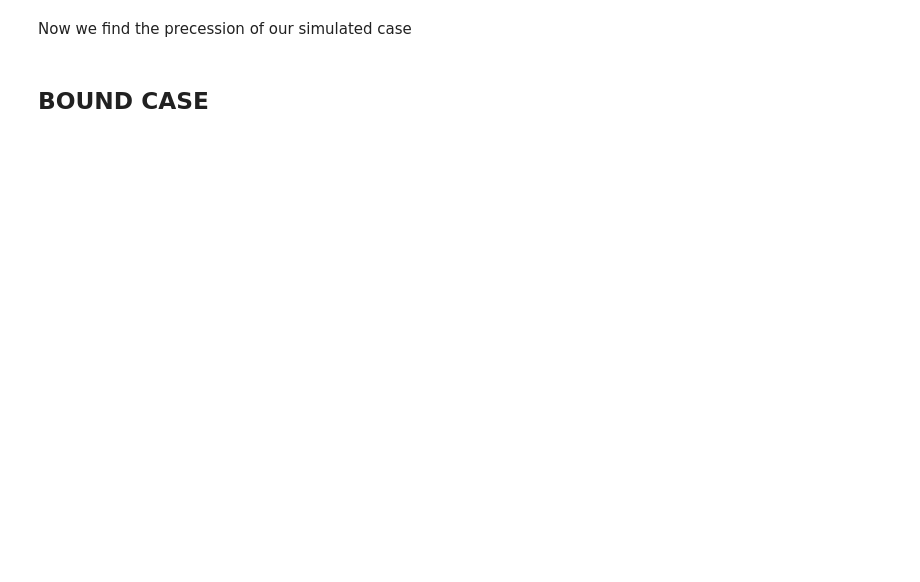
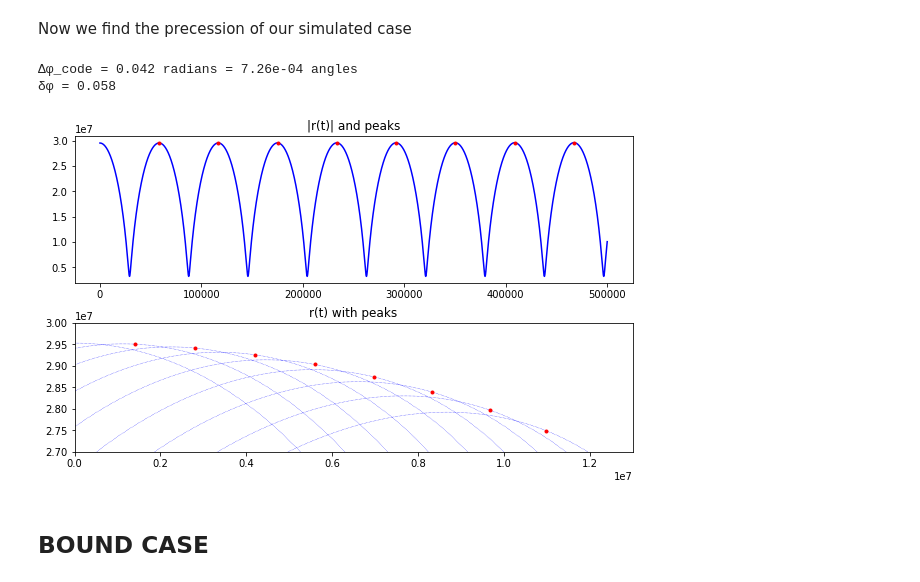
Before and after one commit to carlivas/Binary-Black-Hole-Orbitals, a Jupyter notebook: 03 EINSTEIN INFELD HOFMANN/(T) TWO BODY CASES.ipynb, the cells around one changed output. Drawn from its saved outputs; the diff is of its cells as text; code cells hidden in the pictures; blank space fills up the shorter version.

```diff
--- a/03 EINSTEIN INFELD HOFMANN/(T) TWO BODY CASES.ipynb
+++ b/03 EINSTEIN INFELD HOFMANN/(T) TWO BODY CASES.ipynb
@@ -37,7 +39,7 @@ EIH α check $\ \downarrow$
 for i in αs:
     pos1, pos2, pos_CM, parameters = run_model(s, t_max = 2027500*R_S/c, dt=20*R_S/c, mode = 'EIH', α = i)
     # pos1, pos2, pos_CM, parameters, accs = run_model(s, t_max = 2027500*R_S/c, dt=100*R_S/c, EIH=True)
-    orbPlotter(pos1, pos2, pos_CM, parameters, CM=True, filename=f'Old case test (EIH) α={i}', figsize=(7,7))
+    orbPlotter(pos1, pos2, pos_CM, parameters, CM=True, filename=f'Old case test (EIH) α={i}', figsize=(7,7), show=False)
 
 # dt STABILIZED at 20*R_S/c
 # ~30s
@@ -444,42 +485,45 @@ Now we find the precession of our simulated case
 from scipy.signal import argrelextrema
 
 # Making an array of distances to the center of mass for the first mass over time r_1cm(t)
-pos1CM = pos1 - posCM
-Ls = np.sqrt(pos1CM[0,:]**2 + pos1CM[1,:]**2)
+Ls = np.sqrt(pos1t[0,:]**2 + pos1t[1,:]**2)
 t = range(len(Ls))
 
 # Finding the indices of the greatest distance
 maxis = argrelextrema(Ls, np.greater, order=8)[0]
 
 #Finding the acutal distances from 0,0 of the peaks
-peakposs = pos1CM[:,maxis]
+peakposs = pos1t[:,maxis]
 peakdists = np.sqrt(peakposs[0,:]**2 + peakposs[1,:]**2)
 
 #plotting
 fig,(ax1, ax2) = plt.subplots(2, figsize=(10,6))
 ax1.set_title('|r(t)| and peaks')
 ax1.plot(t, Ls, 'b-')
 ax1.plot(maxis, peakdists, 'ro', markersize=3)
 ax1.set_aspect('0.005')
 ax2.set_title('r(t) with peaks')
-ax2.plot(pos1CM[1], pos1CM[0], 'b:', lw=0.5)
+ax2.plot(pos1t[1], pos1t[0], 'b:', lw=0.5)
 ax2.plot(peakposs[1], peakposs[0], 'ro', markersize=3)
 ax2.set_xlim(0, 1.3e7)
 ax2.set_ylim(2.7e7, 3e7)
 ax2.set_aspect('1')
 
 #Finding the distance between each peak (i) and the next (i+1)
 dist = np.zeros(len(peakposs[0]))
 for i in range(len(peakposs[0]) - 1):
     line = peakposs[:,i] - peakposs[:,i+1]
     d = np.linalg.norm(line)
     dist[i] = d
 
 Δφ_code = np.mean(dist)/np.mean(peakdists)
 print(f'Δφ_code = {Δφ_code:.3f} radians = {(Δφ_code*np.pi/180):.2e} angles')
 
 δφ = np.abs(Δφ_an - Δφ_code)
 print(f'δφ = {δφ:.3f}')
+# %% [output]
+Δφ_code = 0.042 radians = 7.26e-04 angles
+δφ = 0.058
+[figure, added]
 # %% [markdown]
 ## BOUND CASE
 # %%
```
Also changed, not shown: parts of 20 cells of this notebook.
